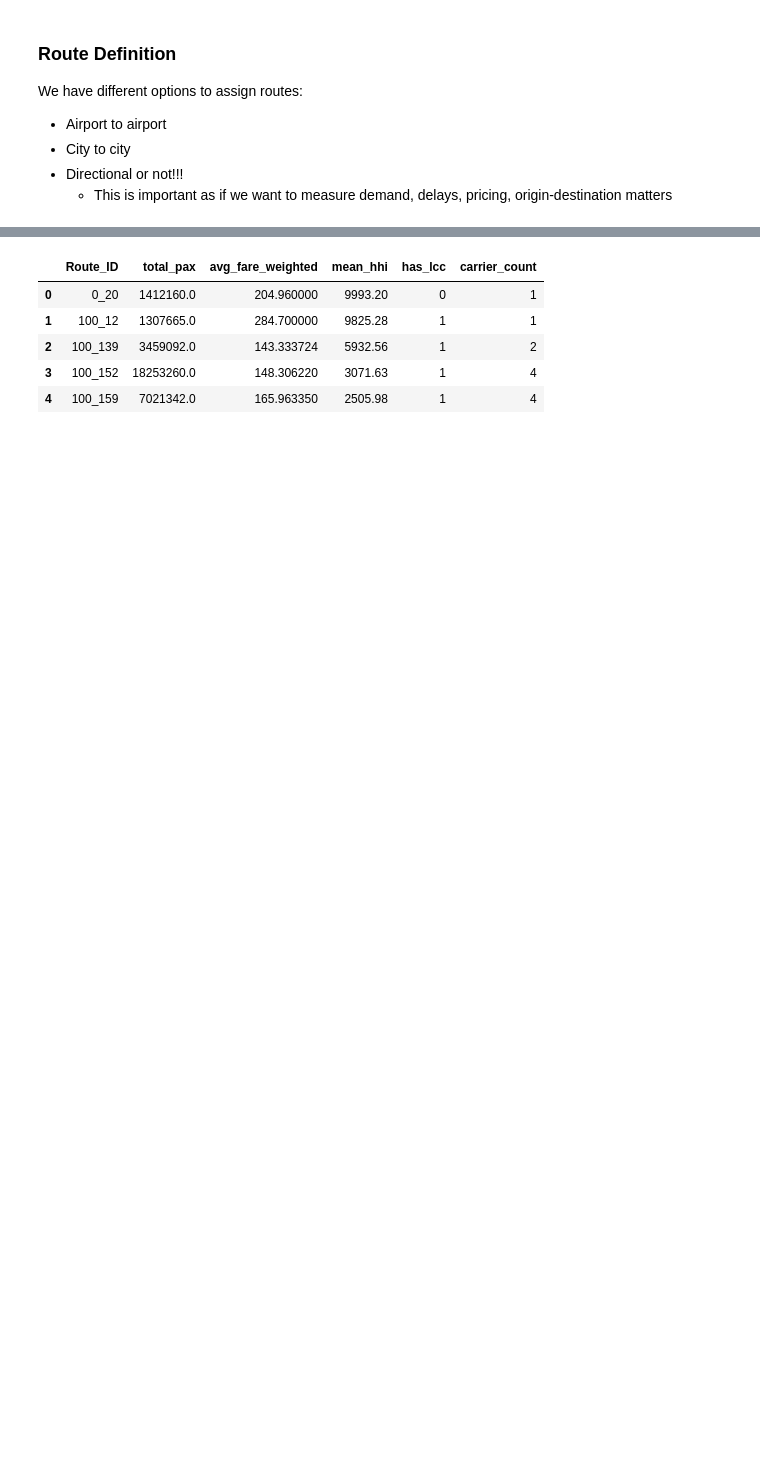
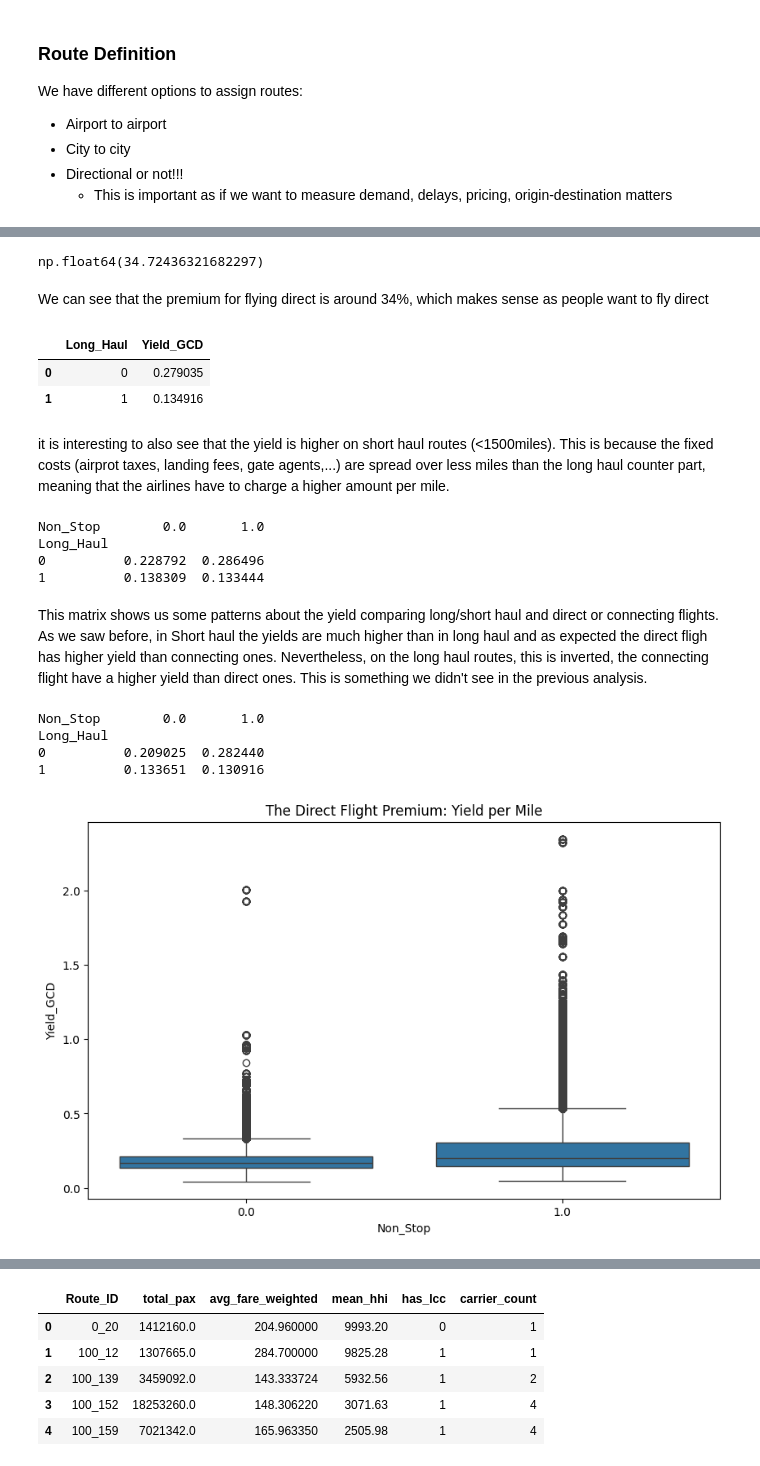
Before and after one commit to paudBatlle/fieldnotes, a Jupyter notebook: RevenueManagement/notebook.ipynb, the cells around one changed output, grey strips where cells are left out. Drawn from its saved outputs; the diff is of its cells as text; code cells hidden in the pictures; blank space fills up the shorter version.

Commit message:
RM: Yield Analysis

```diff
--- a/RevenueManagement/notebook.ipynb
+++ b/RevenueManagement/notebook.ipynb
@@ -214,0 +186,6 @@ plt.show()
+# %%
+# Airport to Airport Directional
+df['RouteID_AirportD'] = df['OriginAirportID'].astype(str) + '_' + df['DestAirportID'].astype(str)
+
+# Double-check the unique count to see how many "markets" you are dealing with
+print(f"Total Unique Directional Routes: {df['RouteID_AirportD'].nunique()}")
@@ -214,0 +212,14 @@ plt.show()
+# %%
+# Airport to airport Bidirectional
+import numpy as np
+
+orig = df['OriginAirportID'].values
+dest = df['DestAirportID'].values
+
+# Create two arrays: one with the lower ID, one with the higher ID
+mkt_min = np.minimum(orig, dest)
+mkt_max = np.maximum(orig, dest)
+
+# Combine them into a non-directional Market_ID
+df['RouteID_AirportB'] = mkt_min.astype(str) + '_' + mkt_max.astype(str)
+print(f"Total Unique Directional Routes: {df['RouteID_AirportB'].nunique()}")
@@ -214,0 +230,9 @@ plt.show()
+# %%
+# 1. Market Yield (Standard Benchmark)
+df['Yield_GCD'] = df['Average_Fare'] / df['NonStopMiles']
+
+# 2. Operational Yield (Efficiency Metric)
+df['Yield_Actual'] = df['Average_Fare'] / df['MktMilesFlown']
+# %%
+df["Long_Haul"] = (df["NonStopMiles"] > 1500).astype(int)
+df["Long_Haul"]
@@ -214,0 +261,45 @@ plt.show()
+# %%
+direct_premium = ((convenience_premium["Yield_GCD"][1]/convenience_premium["Yield_GCD"][0]) - 1)*100
+direct_premium
+# %% [output]
+np.float64(34.72436321682297)
+# %% [markdown]
+We can see that the premium for flying direct is around 34%, which makes sense as people want to fly direct
+# %%
+convenience_premium_byHaul = df.groupby("Long_Haul")["Yield_GCD"].mean().reset_index()
+convenience_premium_byHaul
+# %% [output]
+|  | Long_Haul | Yield_GCD |
+| 0 | 0 | 0.279035 |
+| 1 | 1 | 0.134916 |
+# %% [markdown]
+it is interesting to also see that the yield is higher on short haul routes (<1500miles). This is because the fixed costs (airprot taxes, landing fees, gate agents,...) are spread over less miles than the long haul counter part, meaning that the airlines have to charge a higher amount per mile.
+# %%
+yield_matrix = df.groupby(['Long_Haul', 'Non_Stop'])['Yield_GCD'].mean().unstack()
+print(yield_matrix)
+# %% [output]
+Non_Stop        0.0       1.0
+Long_Haul
+0          0.228792  0.286496
+1          0.138309  0.133444
+# %% [markdown]
+This matrix shows us some patterns about the yield comparing long/short haul and direct or connecting flights. As we saw before, in Short haul the yields are much higher than in long haul and as expected the direct fligh has higher yield than connecting ones.
+Nevertheless, on the long haul routes, this is inverted, the connecting flight have a higher yield than direct ones. This is something we didn't see in the previous analysis.
+# %%
+yield_matrix = df.groupby(['Long_Haul', 'Non_Stop'])['Yield_Actual'].mean().unstack()
+print(yield_matrix)
+# %% [output]
+Non_Stop        0.0       1.0
+Long_Haul
+0          0.209025  0.282440
+1          0.133651  0.130916
+# %%
+import seaborn as sns
+import matplotlib.pyplot as plt
+
+plt.figure(figsize=(10,6))
+sns.boxplot(x='Non_Stop', y='Yield_GCD', data=df)
+plt.title('The Direct Flight Premium: Yield per Mile')
+plt.show()
+# %% [output]
+[figure, added]
```
Also changed, not shown: parts of 35 cells of this notebook.
